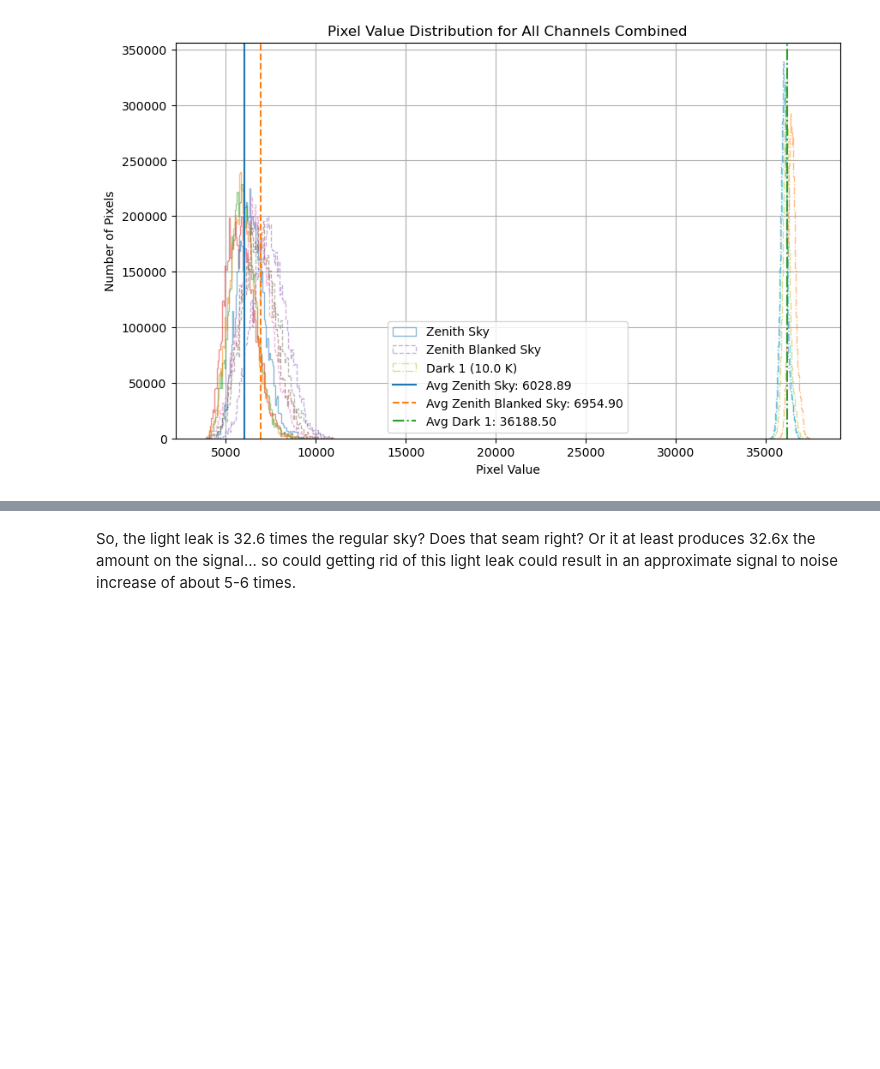
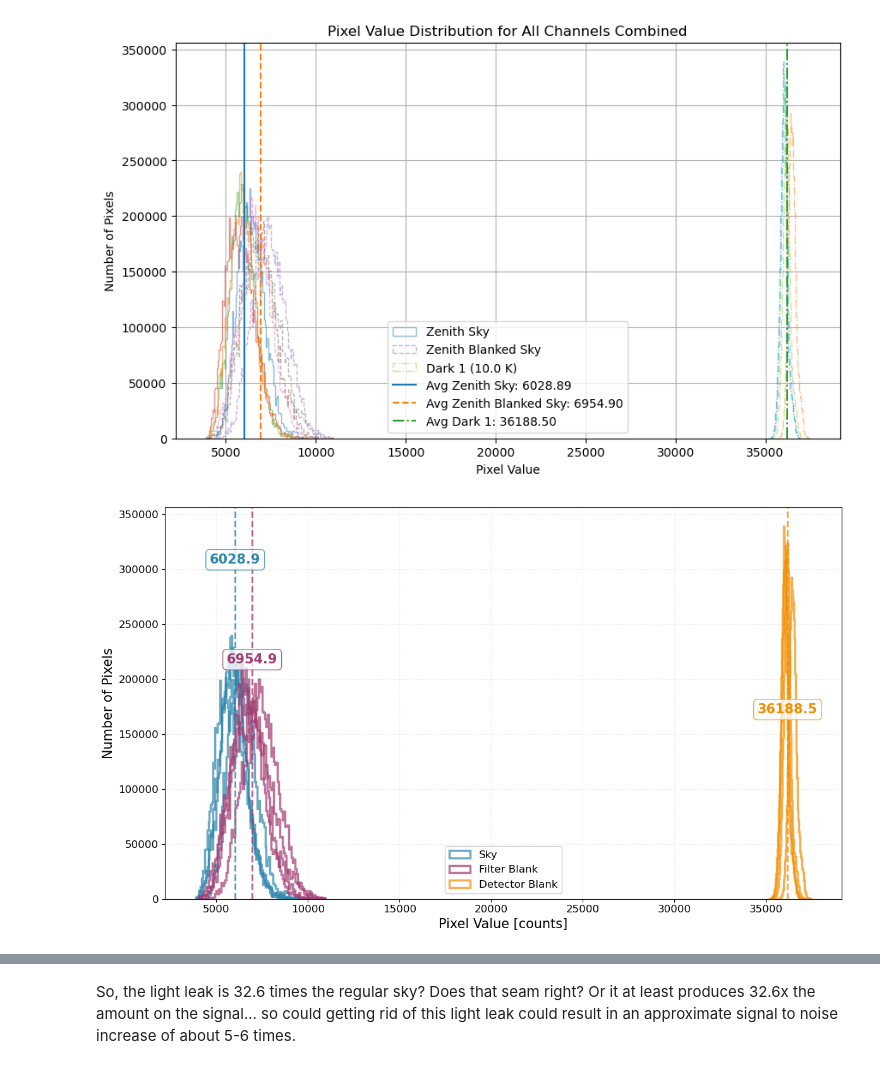
Before and after one commit to chase-urasaki/mirsi_sims, a Jupyter notebook: light_leak_analysis.ipynb, the cells around one changed output, grey strips where cells are left out. Drawn from its saved outputs; the diff is of its cells as text; code cells hidden in the pictures; blank space fills up the shorter version.

```diff
--- a/light_leak_analysis.ipynb
+++ b/light_leak_analysis.ipynb
@@ -451,3 +434,50 @@ plt.tight_layout()
 plt.show()
 # %% [output]
 [figure]
+# %%
+# Make a histogram of the pixel values for all channels combined
+plt.figure(figsize=(12, 7))
+
+# Define distinct colors for clarity
+color_sky = '#2E86AB'       # Blue
+color_blanked = '#A23B72'   # Purple
+color_dark = '#F18F01'      # Orange
+
+plt.hist(zenith_sky_values, bins=100, alpha=0.7, label='Sky',
+         histtype='step', linewidth=2.5, edgecolor=color_sky)
+plt.hist(zenith_blanked_sky_values, bins=100, alpha=0.7, label='Filter Blank',
+         histtype='step', linewidth=2.5, edgecolor=color_blanked)
+plt.hist(dark_1_values, bins=100, alpha=0.7, label='Detector Blank',
+         histtype='step', linewidth=2.5, edgecolor=color_dark)
+
+# Add vertical lines for averages (without labels)
+plt.axvline(avg_pixel_value_sky, color=color_sky, linestyle='--', linewidth=2, alpha=0.8)
+plt.axvline(avg_pixel_value_blanked, color=color_blanked, linestyle='--', linewidth=2, alpha=0.8)
+plt.axvline(avg_pixel_value_dark1, color=color_dark, linestyle='--', linewidth=2, alpha=0.8)
+
+# Add text annotations next to the vertical lines
+ylim = plt.ylim()
+text_y = ylim[1] * 0.85  # Position text at 85% of y-axis height
+
+plt.text(avg_pixel_value_sky, text_y, f'{avg_pixel_value_sky:.1f}',
+         color=color_sky, fontsize=15, fontweight='bold',
+         ha='center', va='bottom', bbox=dict(boxstyle='round,pad=0.3', facecolor='white', edgecolor=color_sky, alpha=0.8))
+plt.text(avg_pixel_value_blanked, text_y * 0.7, f'{avg_pixel_value_blanked:.1f}',
+         color=color_blanked, fontsize=15, fontweight='bold',
+         ha='center', va='bottom', bbox=dict(boxstyle='round,pad=0.3', facecolor='white', edgecolor=color_blanked, alpha=0.8))
+plt.text(avg_pixel_value_dark1, text_y * 0.55, f'{avg_pixel_value_dark1:.1f}',
+         color=color_dark, fontsize=15, fontweight='bold',
+         ha='center', va='bottom', bbox=dict(boxstyle='round,pad=0.3', facecolor='white', edgecolor=color_dark, alpha=0.8))
+
+plt.xlabel('Pixel Value [counts]', fontsize=15)
+plt.ylabel('Number of Pixels', fontsize=15)
+plt.tick_params(axis='both', which='major', labelsize=12)
+plt.legend(fontsize=12, framealpha=0.95, loc='best')
+plt.grid(alpha=0.3, linestyle=':')
+plt.tight_layout()
+
+# Optional: save figuref
+plt.savefig('./figures/pixel_value_distribution.png', dpi=600, bbox_inches='tight')
+plt.show()
+# %% [output]
+[figure, added]
```
Also changed, not shown: parts of 3 cells of this notebook, 11 other files.
